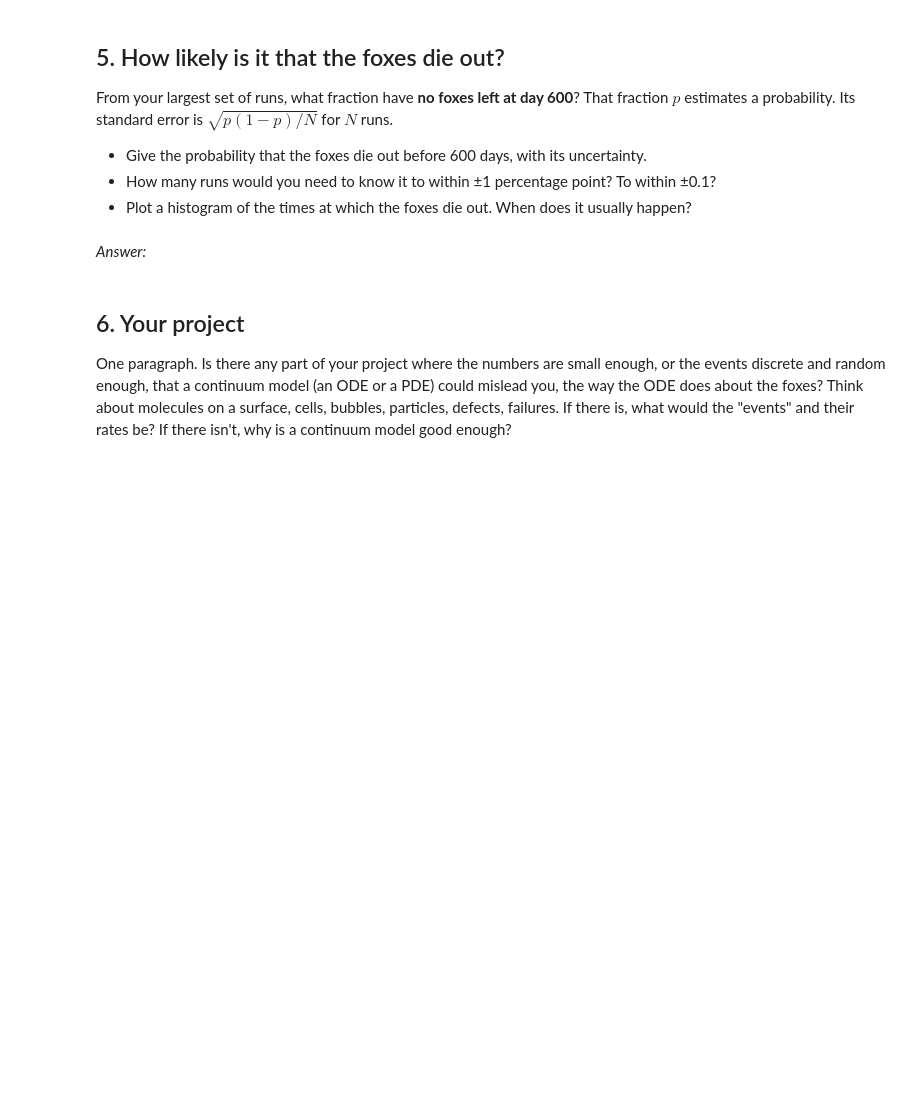
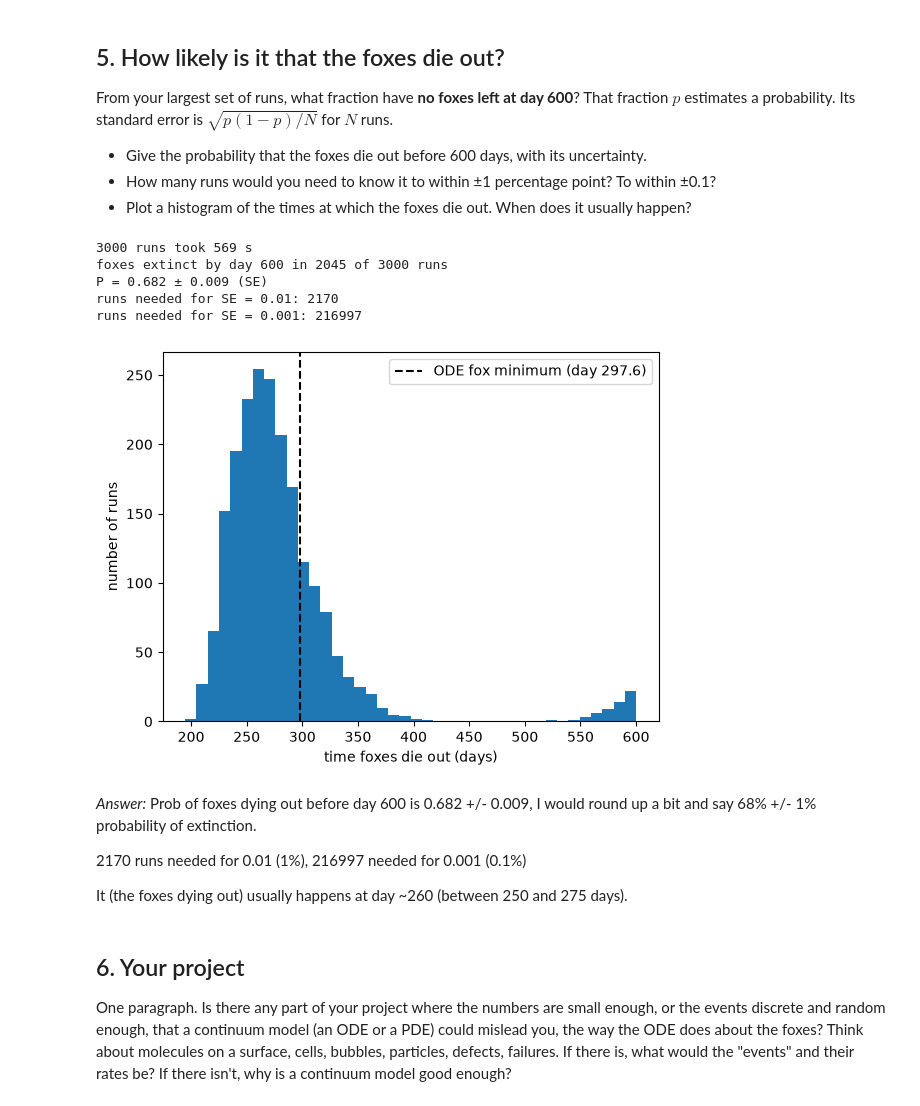
Before and after one commit to hudzikh/kinetic-monte-carlo, a Jupyter notebook: rabbits-and-foxes-kmc.ipynb, the cells around one changed output. Drawn from its saved outputs; the diff is of its cells as text; code cells hidden in the pictures; blank space fills up the shorter version.

Commit message:
Task 5: stats of fox extinction, histogram

```diff
--- a/rabbits-and-foxes-kmc.ipynb
+++ b/rabbits-and-foxes-kmc.ipynb
@@ -399,8 +399,45 @@ $\sqrt{p(1-p)/N}$ for $N$ runs.
   ±0.1?
 - Plot a histogram of the times at which the foxes die out. When does it usually
   happen?
+# %%
+N = 3000
+rng = np.random.default_rng()
+extinct_times = []
+start = time.perf_counter()
+for n in range(N):
+    times, rabbits, foxes = kmc(R0, F0, t_end, rng)
+    F_600 = foxes[times <= 600][-1]
+    if F_600 ==0:
+        extinct_times.append(times[np.argmax(foxes==0)])
+print(f"{N} runs took {time.perf_counter() - start:.0f} s")
+
+extinct_times = np.array(extinct_times)
+p = len(extinct_times) / N
+se = np.sqrt(p* (1-p) / N)
+print(f"foxes extinct by day 600 in {len(extinct_times)} of {N} runs")
+print(f"P = {p:.3f} ± {se:.3f} (SE)")
+for target in (0.01, 0.001):
+    print(f"runs needed for SE = {target}: {p * (1 - p) / target**2:.0f}")
+
+plt.hist(extinct_times, bins=40)
+plt.axvline(297.6, color="k", ls="--", label="ODE fox minimum (day 297.6)")
+plt.xlabel("time foxes die out (days)")
+plt.ylabel("number of runs")
+plt.legend()
+plt.show()
+# %% [output]
+3000 runs took 569 s
+foxes extinct by day 600 in 2045 of 3000 runs
+P = 0.682 ± 0.009 (SE)
+runs needed for SE = 0.01: 2170
+runs needed for SE = 0.001: 216997
+[figure, added]
 # %% [markdown]
-*Answer:*
+*Answer:* Prob of foxes dying out before day 600 is 0.682 +/- 0.009, I would round up a bit and say 68% +/- 1% probability of extinction.
+
+2170 runs needed for 0.01 (1%), 216997 needed for 0.001 (0.1%)
+
+It (the foxes dying out) usually happens at day ~260 (between 250 and 275 days).
 # %% [markdown]
 ## 6. Your project
 
```
Also changed, not shown: 1 other file.
